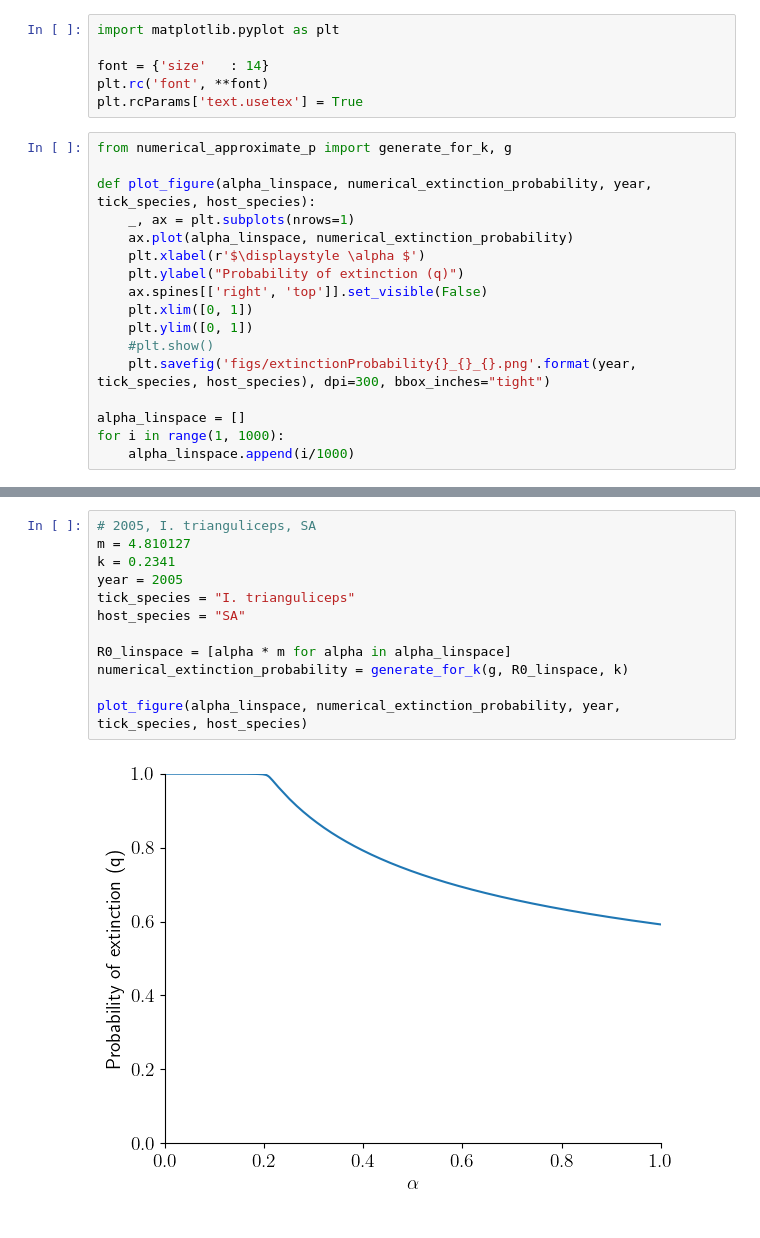
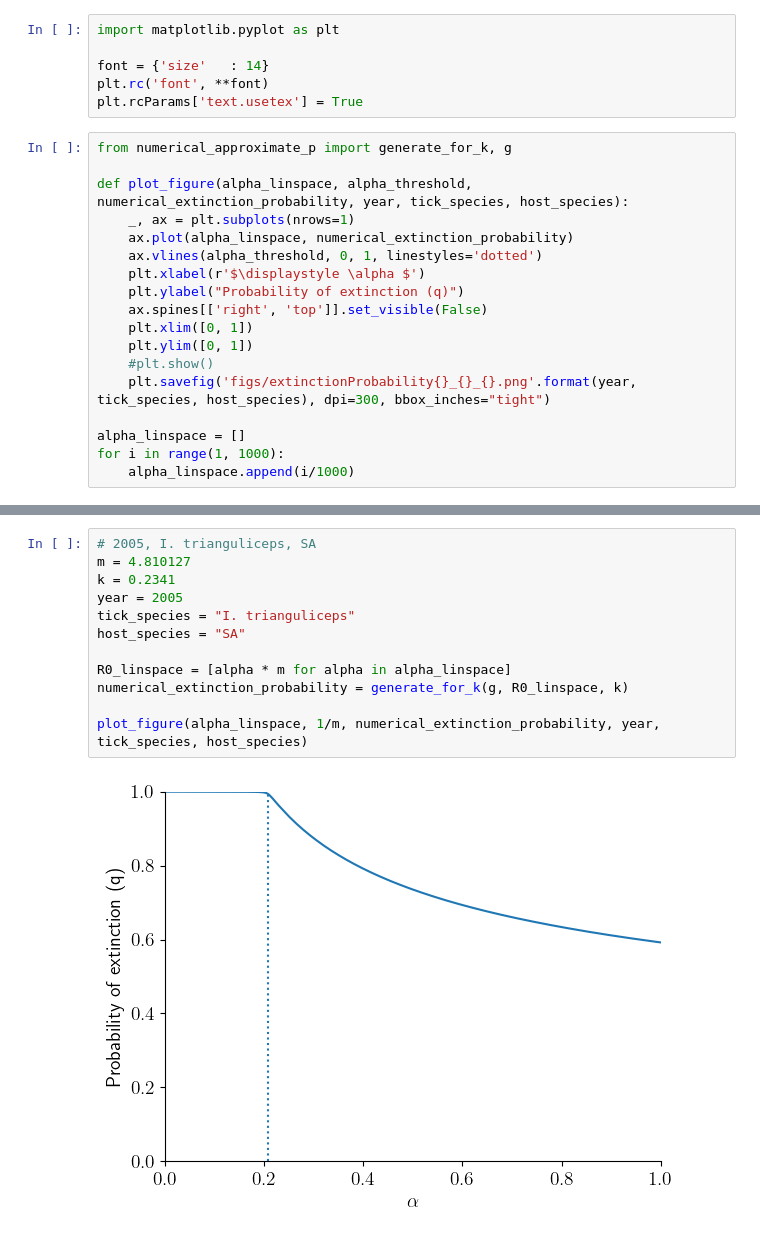
Before and after one commit to JasonThomasData/honours_project, a Jupyter notebook: src/Charts_ExtinctionProbabilities.ipynb, the cells around one changed output, grey strips where cells are left out. Cells and saved outputs as stored; diff of their text form.

```diff
--- a/src/Charts_ExtinctionProbabilities.ipynb
+++ b/src/Charts_ExtinctionProbabilities.ipynb
@@ -13,9 +13,10 @@ plt.rcParams['text.usetex'] = True
 # %%
 from numerical_approximate_p import generate_for_k, g
 
-def plot_figure(alpha_linspace, numerical_extinction_probability, year, tick_species, host_species):
+def plot_figure(alpha_linspace, alpha_threshold, numerical_extinction_probability, year, tick_species, host_species):
     _, ax = plt.subplots(nrows=1)
     ax.plot(alpha_linspace, numerical_extinction_probability)
+    ax.vlines(alpha_threshold, 0, 1, linestyles='dotted')
     plt.xlabel(r'$\displaystyle \alpha $')
     plt.ylabel("Probability of extinction (q)")
     ax.spines[['right', 'top']].set_visible(False)
@@ -72,17 +73,17 @@ plot_figure(alpha_linspace, numerical_extinction_probability, year, tick_species
 # %%
 # 2005, I. trianguliceps, SA
 m = 4.810127
 k = 0.2341
 year = 2005
 tick_species = "I. trianguliceps"
 host_species = "SA"
 
 R0_linspace = [alpha * m for alpha in alpha_linspace]
 numerical_extinction_probability = generate_for_k(g, R0_linspace, k)
 
-plot_figure(alpha_linspace, numerical_extinction_probability, year, tick_species, host_species)
+plot_figure(alpha_linspace, 1/m, numerical_extinction_probability, year, tick_species, host_species)
 # %% [output]
-[figure, old version]
+[figure, new version]
 # %%
 # 2005, I. trianguliceps, FV
 m = 0.153846 # This implies R0 will always be less than 0 and extinction is guaranteed.
```
Also changed, not shown: parts of 16 cells of this notebook, 22 other files.
